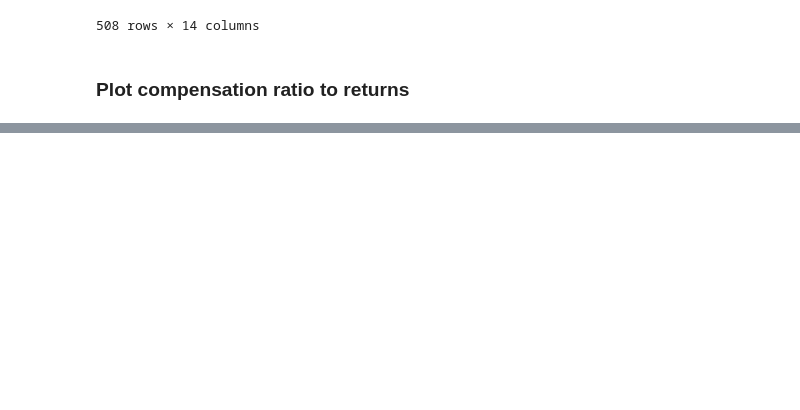
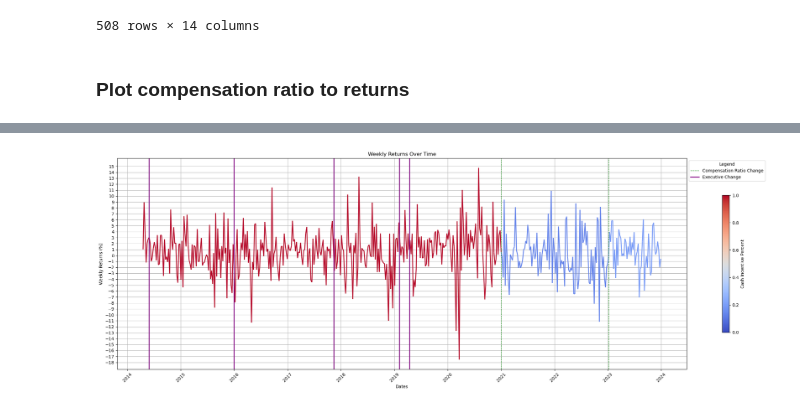
Before and after one commit to lucasarabi/Executive-Compensation-Research, a Jupyter notebook: code/Cluster/cluster.ipynb, the cells around one changed output, grey strips where cells are left out. Cells and saved outputs as stored; diff of their text form; code cells hidden in the pictures; blank space fills up the shorter version.

Commit message:
Finished plotting share price returns in account of cash incentive ratio

```diff
--- a/code/Cluster/cluster.ipynb
+++ b/code/Cluster/cluster.ipynb
@@ -201,0 +206,6 @@ cash_incentive = aapl_df['cash_incentive_CEO_percent'].iloc[1:]
+# %%
+# Display unique values in incentive ratio column
+# In the cell below, ratio changes of threshold 1% are extracted to remove redundant changes
+print('Unique values in cash_incentive column:')
+for i in np.unique(cash_incentive):
+    print(i)
@@ -201,0 +224,5 @@ cash_incentive = aapl_df['cash_incentive_CEO_percent'].iloc[1:]
+# %%
+# Display the last dates of executive changes
+print('Dates of executive changes:')
+for i in exec_changes:
+    print(i)
@@ -201,0 +236,82 @@ cash_incentive = aapl_df['cash_incentive_CEO_percent'].iloc[1:]
+# %%
+# Plot setup
+plt.figure(figsize=(24, 8))  # Set figure size for better visualization
+
+# Normalize the cash incentive percent to use as a gradient
+norm = Normalize(vmin=0, vmax=1)  # Dynamically adjust normalization
+cmap = 'coolwarm'  # Choose the colormap for line coloring
+
+# 1. Calculate the dates when the cash incentive ratio changes significantly (more than the threshold)
+threshold = 0.01  # 1% threshold to detect significant changes in incentive
+diff = np.diff(cash_incentive)  # Calculate the difference between consecutive values
+relative_change = np.abs(diff) / cash_incentive[:-1]  # Calculate the relative change (percent change)
+change_indices = np.where(relative_change > threshold)[0] + 1  # Get the indices where change exceeds the threshold
+change_dates = dates[change_indices]  # Extract the corresponding dates for these changes
+
+# 2. Ensure the cash_incentive array matches the length of dates for plotting
+if len(cash_incentive) == len(dates):
+    cash_incentive = cash_incentive[:-1]  # Adjust the length of cash_incentive if needed
+
+# 3. Create a list of line segments for plotting the weekly returns
+segments = [
+    [(dates[i - 1], weekly_returns[i - 1]), (dates[i], weekly_returns[i])]
+    for i in range(1, len(dates))
+]
+
+# 4. Create a LineCollection for the line segments, using the cash_incentive array for coloring
+line_segments = LineCollection(
+    segments, cmap=cmap, norm=norm, array=cash_incentive, linewidth=2
+)
+
+# 5. Plot the line segments on the graph
+ax = plt.gca()  # Get the current axis to add elements
+ax.add_collection(line_segments)  # Add the line segments to the plot
+ax.autoscale()  # Rescale axes to ensure the line collection fits
+
+# 6. Plot vertical lines for the significant cash incentive changes
+for change_date in change_dates:
+    ax.axvline(change_date, color='green', linestyle='--', linewidth=1, label='Compensation Ratio Change')
+
+# 7. Plot vertical lines for the executive change dates
+for change_date in exec_changes:
+    ax.axvline(change_date, color='purple', linestyle='-', linewidth=2, label='Executive Change')
+
+# 8. Add a color bar to show the scale of cash incentive percent
+cbar = plt.colorbar(line_segments, shrink=0.65)
+cbar.set_label("Cash Incentive Percent")
+
+# 9. Format the x-axis to show years and automatically adjust date ticks
+ax.xaxis.set_major_formatter(mdates.DateFormatter('%Y'))  # Display years on the x-axis
+ax.xaxis.set_major_locator(mdates.AutoDateLocator())  # Automatically set the date intervals
+
+# 10. Customize labels and titles
+plt.xlabel("Dates")  # Set the x-axis label
+plt.ylabel("Weekly Returns (%)")  # Set the y-axis label
+plt.title("Weekly Returns Over Time")  # Set the title of the plot
+
+# 11. Adjust x-tick labels and y-ticks
+plt.xticks(rotation=45)  # Rotate x-axis labels for readability
+tick_step = 1.0  # Adjust for finer control over steps on the y-axis
+y_ticks = np.arange(np.floor(min(weekly_returns) / tick_step) * tick_step,
+                    np.ceil(max(weekly_returns) / tick_step) * tick_step + tick_step,
+                    tick_step)
+plt.yticks(y_ticks)
+
+# 12. Add grid for better readability
+plt.grid()
+
+# 13. Add legend to the plot
+# Remove duplicate entries from the legend
+handles, labels = ax.get_legend_handles_labels()
+# Use a dictionary to eliminate duplicates (labels are keys)
+unique_labels = dict(zip(labels, handles))
+plt.legend(unique_labels.values(), unique_labels.keys(), loc='upper left', bbox_to_anchor=(1, 1), title='Legend')
+
+
+# 14. Adjust layout to ensure everything fits
+plt.tight_layout()
+
+# 15. Show the plot
+plt.show()
+# %% [output]
+[figure, added]
```
Also changed, not shown: parts of 4 cells of this notebook.
